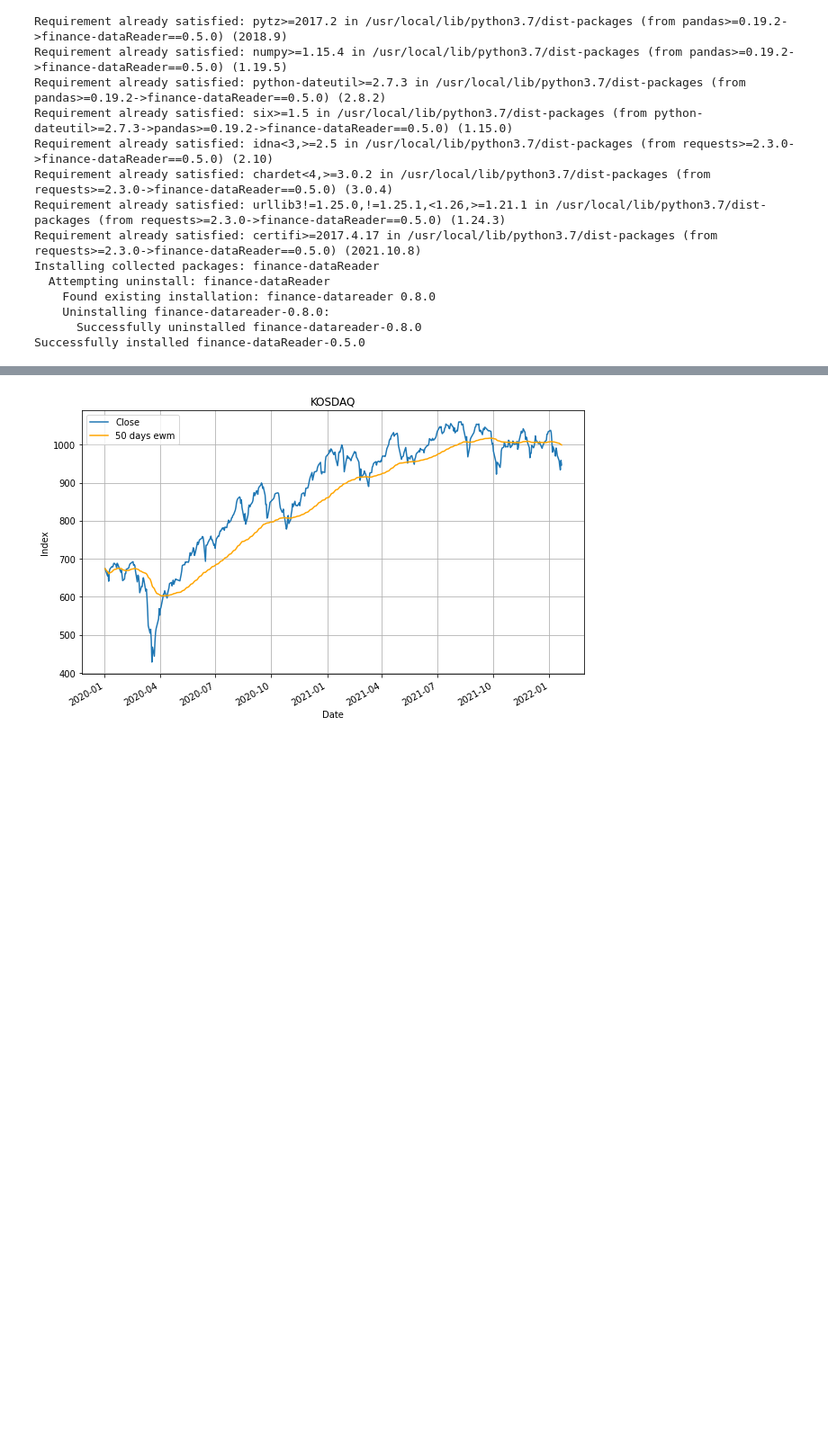
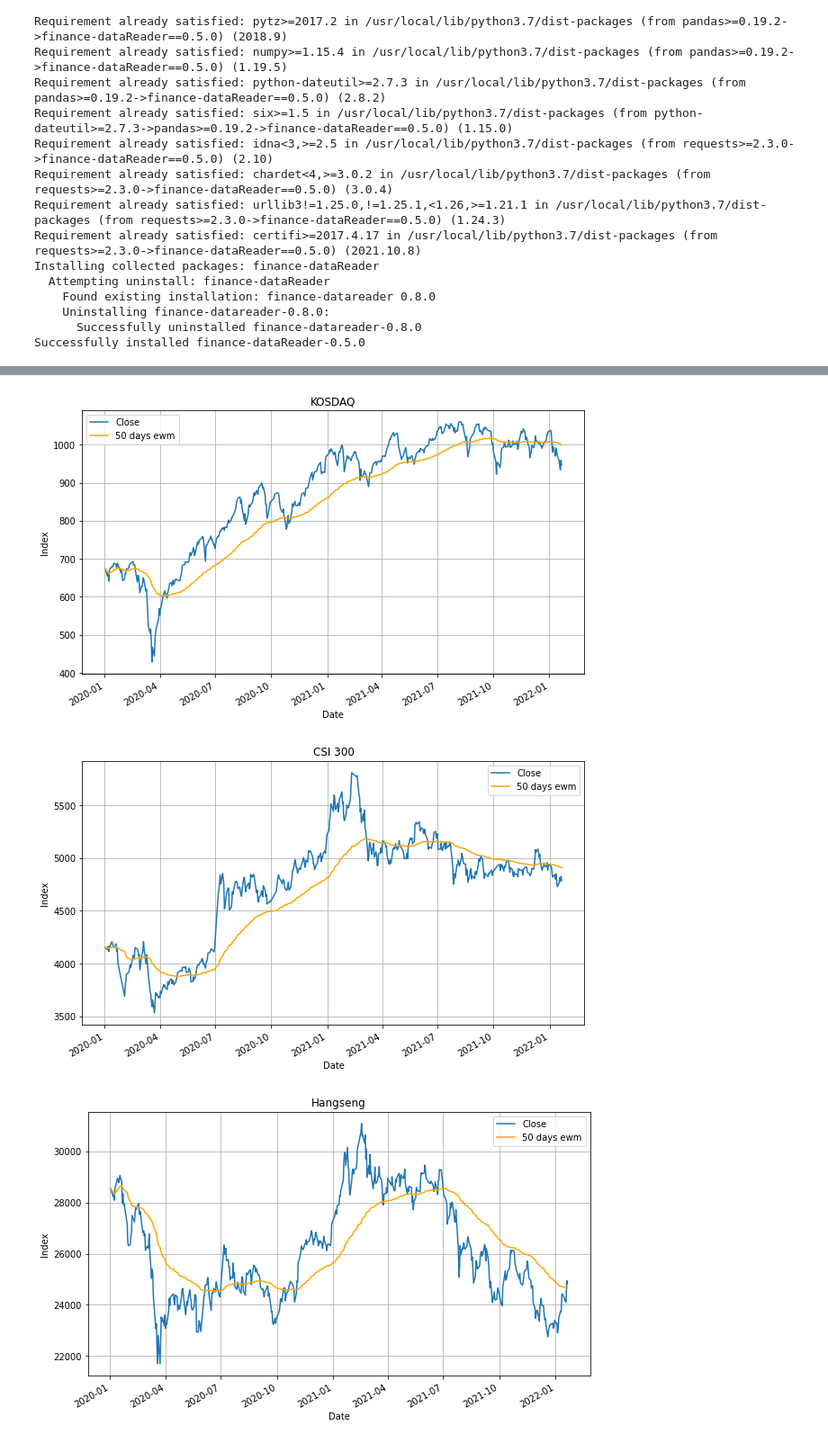
Before and after one commit to kimdesok/FinanceDataReader, a Jupyter notebook: MarketIndexTrends.ipynb, the cells around one changed output, grey strips where cells are left out. Shown at 90% size. Cells and saved outputs as stored; diff of their text form; code cells hidden in the pictures; blank space fills up the shorter version.

```diff
--- a/MarketIndexTrends.ipynb
+++ b/MarketIndexTrends.ipynb
@@ -26,25 +26,27 @@ Successfully installed finance-dataReader-0.5.0
 # %%
 import FinanceDataReader as fdr
 import matplotlib.pyplot as plt
 
-market_list = {'Nasdaq':'IXIC','S&P500':'US500', 'Dow Jones':'DJI', 'KOSPI':'KS11', 'KOSDAQ':'KQ11'}
+market_list = {'Nasdaq':'IXIC','S&P500':'US500', 'Dow Jones':'DJI', 'KOSPI':'KS11', 'KOSDAQ':'KQ11', 'CSI 300': 'CSI300', 'Hangseng':'HSI'	}
 
 for index in market_list :
   df = fdr.DataReader(market_list[index], start='2020', data_source='fred')
   #df.info()
 
   plt.figure(figsize=(10, 6))
   h0 = df['Close'].plot()
   Roll_Exponentional_Mean = df['Close'].ewm(50, min_periods=1).mean()
   h1 = Roll_Exponentional_Mean.plot(color='orange', label='50 days ewm')
   plt.ylabel('Index')
   plt.title(index)
   plt.legend()
   plt.grid(True)
   plt.show()
 # %% [output]
 [figure]
 [figure]
 [figure]
 [figure]
 [figure]
+[figure, added]
+[figure, added]
```
Also changed, not shown: parts of 1 cell of this notebook.
